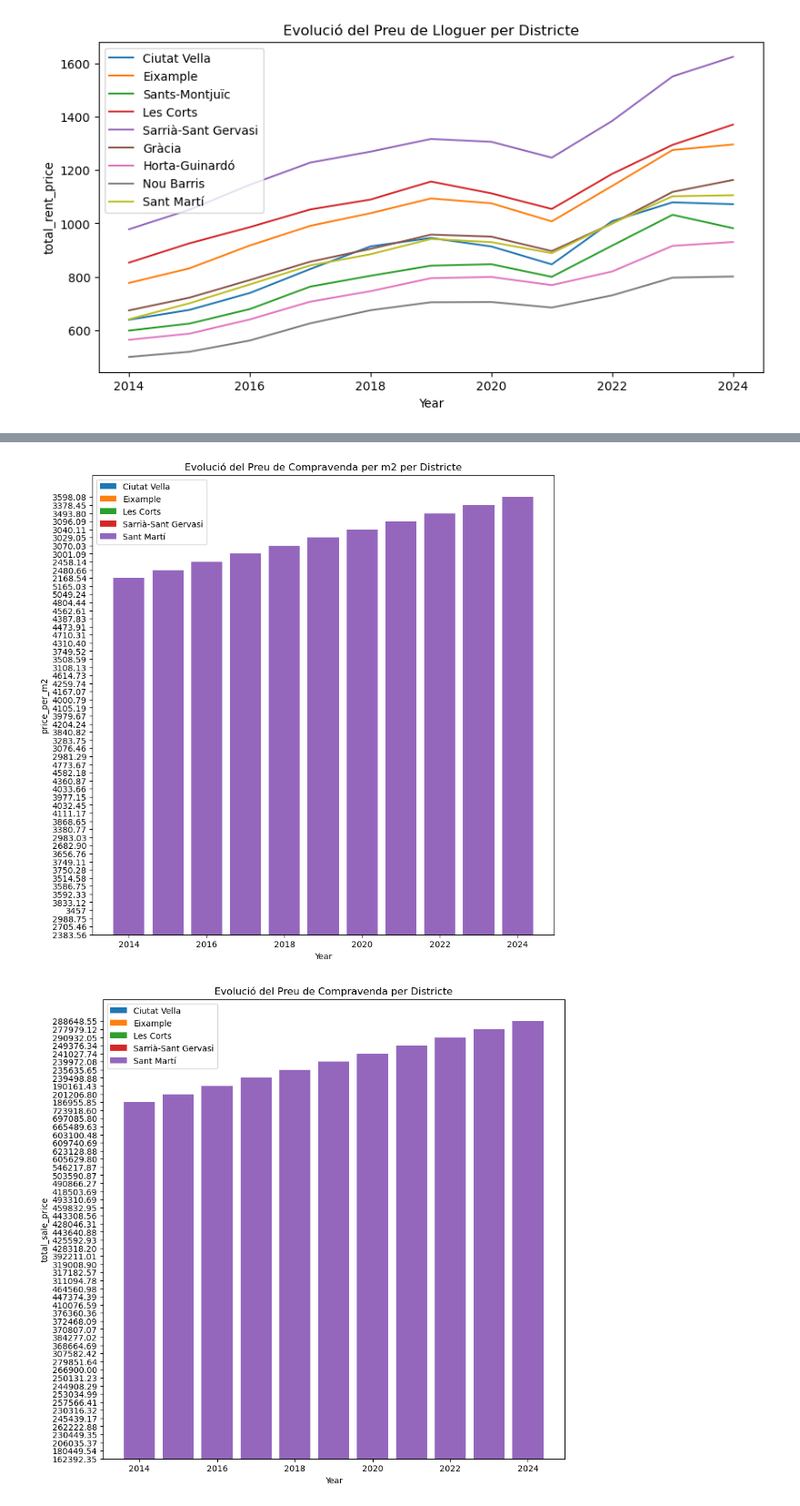
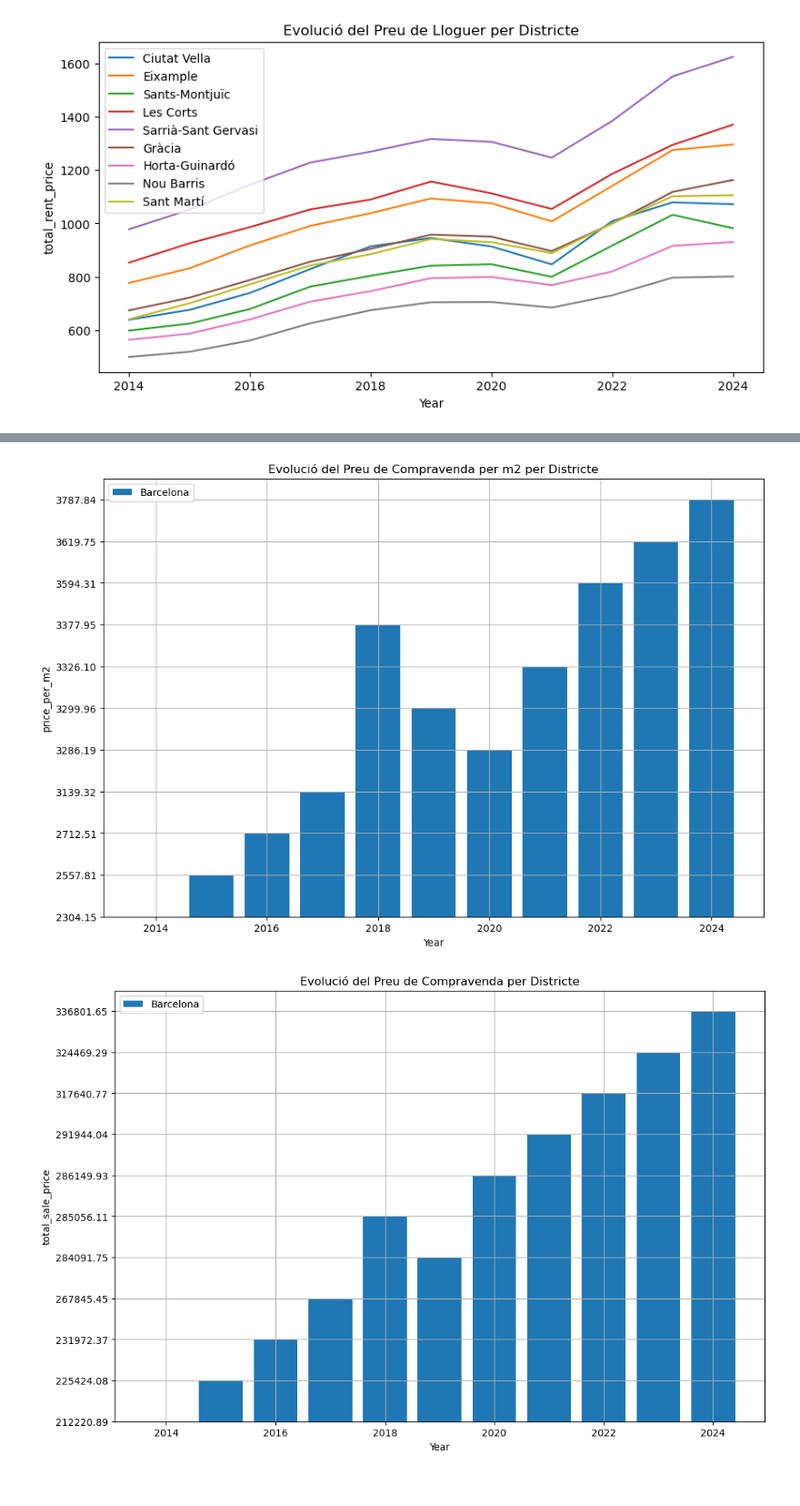
Before and after one commit to pdpau/catalan-realestate-price-prediction, a Jupyter notebook: src/model_opcio2_pisos_barcelona.ipynb, the cells around one changed output, grey strips where cells are left out. Shown at 91% size. Cells and saved outputs as stored; diff of their text form; code cells hidden in the pictures.

```diff
--- a/src/model_opcio2_pisos_barcelona.ipynb
+++ b/src/model_opcio2_pisos_barcelona.ipynb
@@ -58,8 +58,6 @@ price_per_m2_df = price_per_m2_df[price_per_m2_df['year'] > 2013]
 total_sale_price_df = total_sale_price_df[total_sale_price_df['year'] > 2013]
 # Merge DataFrames
 compraventa = pd.merge(price_per_m2_df, total_sale_price_df, on=['Territori', 'Tipus de territori', 'year'], suffixes=('_total', '_per_m2'))
-# Rename Columns
-compraventa.rename(columns={'total_sale_price_total': 'total_sale_price', 'price_per_m2_per_m2': 'price_per_m2'}, inplace=True)
 # Display the first few rows of the merged DataFrame to inspect the result
 print(compraventa.head())
 # Save Merged Data
@@ -96,3 +94,23 @@ plot_evolution(lloguer_district_df, 'total_rent_price', 'Evolució del Preu de L
 # %% [output]
 [figure]
 [figure]
+# %%
+
+# Function to plot evolution of prices with fixed y-axis limits
+def plot_evolution_line(df, price_column, title):
+    districts = df['Territori'].unique()
+    plt.figure(figsize=(12, 8))
+    for district in districts:
+        #district_df should be sorted for all districts
+        district_df = df[df['Territori'] == district].sort_values(by=price_column)
+    plt.xlabel('Year')
+    plt.ylabel(price_column)
+    plt.title(title)
+    #plt.legend()
+    plt.grid(True)
+    plt.plot(district_df['year'], district_df[price_column], label=district, marker='o')
+    plt.show()
+
+# Plot the data with fixed y-axis limits
+plot_evolution_line(compraventa_district_df, 'price_per_m2', 'Evolució del Preu de Compravenda per m2 per Districte')
+plot_evolution_line(compraventa_district_df, 'total_sale_price', 'Evolució del Preu de Compravenda per Districte')
@@ -99,22 +120,27 @@ plot_evolution(lloguer_district_df, 'total_rent_price', 'Evolució del Preu de L
 # %%
-#Plots preus de compraventa////////////////////////////////////////////////////////////////////////////////////////////////////////
-#this I want a bar plot instead of a line plot
-def plot_evolution_bar(df, price_column, title):
+
+# Function to plot evolution of prices with fixed y-axis limits
+def plot_evolution_line(df, price_column, title):
     districts = df['Territori'].unique()
-    plt.figure(figsize=(10, 10))
+    plt.figure(figsize=(12, 8))
     for district in districts:
-        district_df = df[df['Territori'] == district]
+        district_df = df[df['Territori'] == district].sort_values(by=price_column)
         plt.bar(district_df['year'], district_df[price_column], label=district)
     plt.xlabel('Year')
     plt.ylabel(price_column)
     plt.title(title)
     plt.legend()
+    plt.grid(True)
     plt.show()
 
-#only plot for the 5 most expensive districts
-compraventa_district_df = compraventa_district_df[compraventa_district_df['Territori'].isin(['Sarrià-Sant Gervasi', 'Les Corts', 'Eixample', 'Ciutat Vella', 'Sant Martí'])]
-plot_evolution_bar(compraventa_district_df, 'price_per_m2', 'Evolució del Preu de Compravenda per m2 per Districte')
-plot_evolution_bar(compraventa_district_df, 'total_sale_price', 'Evolució del Preu de Compravenda per Districte')
+
+# Filter data for the 5 most expensive districts
+#compraventa_district_df = compraventa[compraventa['Territori'].isin(['Sarrià-Sant Gervasi', 'Les Corts', 'Eixample', 'Ciutat Vella', 'Sant Martí'])]
+compraventa_district_df = compraventa[compraventa['Territori'] == 'Barcelona']
+
+# Plot the data with fixed y-axis limits
+plot_evolution_line(compraventa_district_df, 'price_per_m2', 'Evolució del Preu de Compravenda per m2 per Districte')
+plot_evolution_line(compraventa_district_df, 'total_sale_price', 'Evolució del Preu de Compravenda per Districte')
 # %% [output]
-[figure, old version]
+[figure, new version]
-[figure, old version]
+[figure, new version]
```
Also changed, not shown: parts of 2 cells of this notebook, 1 other file.
